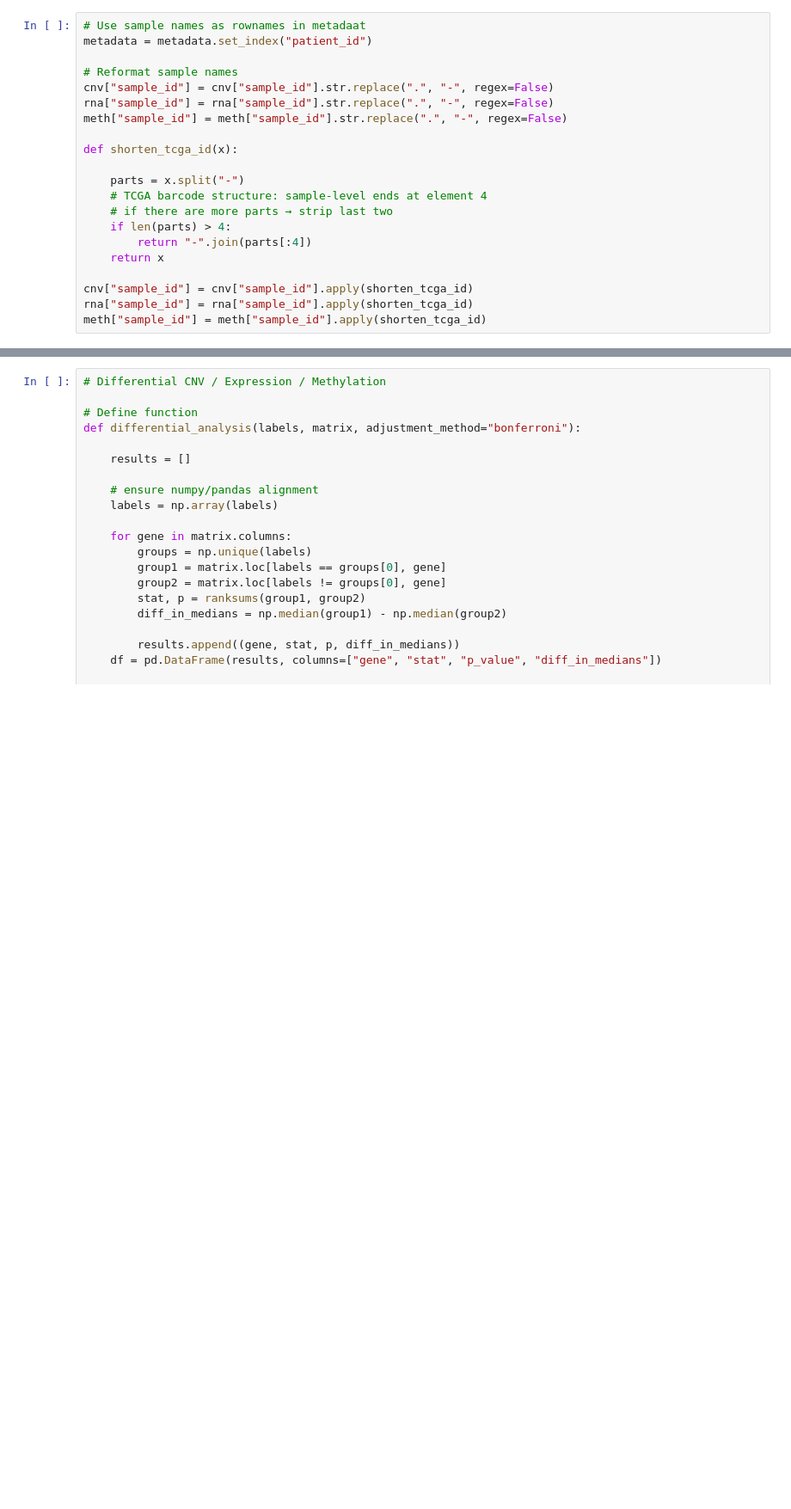
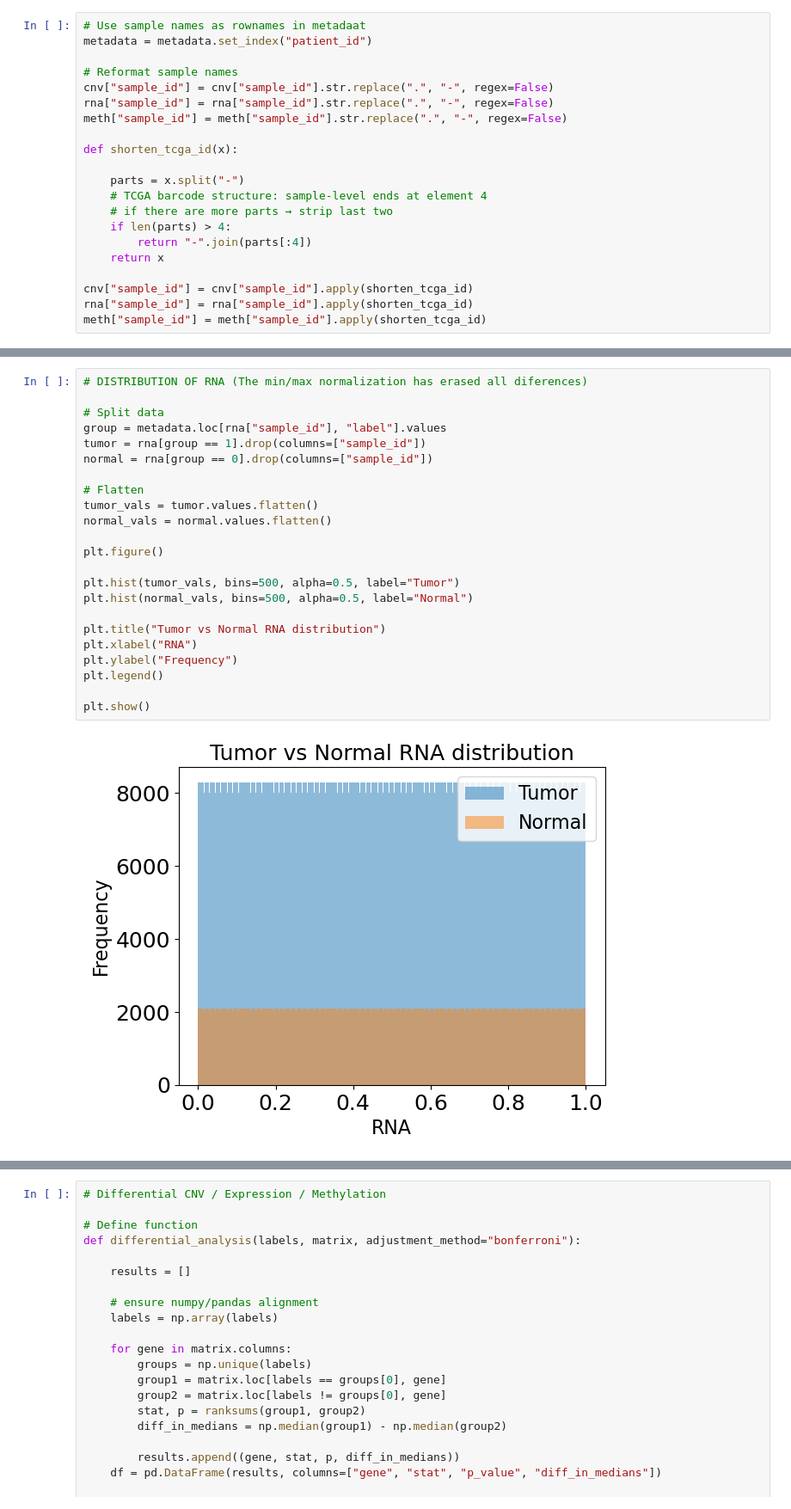
Before and after one commit to ink-github/KIRC_medbioinfo2026, a Jupyter notebook: data_analysis.ipynb, the cells around one changed output, grey strips where cells are left out. Shown at 86% size. Cells and saved outputs as stored; diff of their text form; blank space fills up the shorter version.

```diff
--- a/data_analysis.ipynb
+++ b/data_analysis.ipynb
@@ -129,0 +137,25 @@ plt.show()
+# %%
+# DISTRIBUTION OF RNA (The min/max normalization has erased all diferences)
+
+# Split data
+group = metadata.loc[rna["sample_id"], "label"].values
+tumor = rna[group == 1].drop(columns=["sample_id"])
+normal = rna[group == 0].drop(columns=["sample_id"])
+
+# Flatten
+tumor_vals = tumor.values.flatten()
+normal_vals = normal.values.flatten()
+
+plt.figure()
+
+plt.hist(tumor_vals, bins=500, alpha=0.5, label="Tumor")
+plt.hist(normal_vals, bins=500, alpha=0.5, label="Normal")
+
+plt.title("Tumor vs Normal RNA distribution")
+plt.xlabel("RNA")
+plt.ylabel("Frequency")
+plt.legend()
+
+plt.show()
+# %% [output]
+[figure, added]
```
Also changed, not shown: parts of 11 cells of this notebook, 1 other file.
